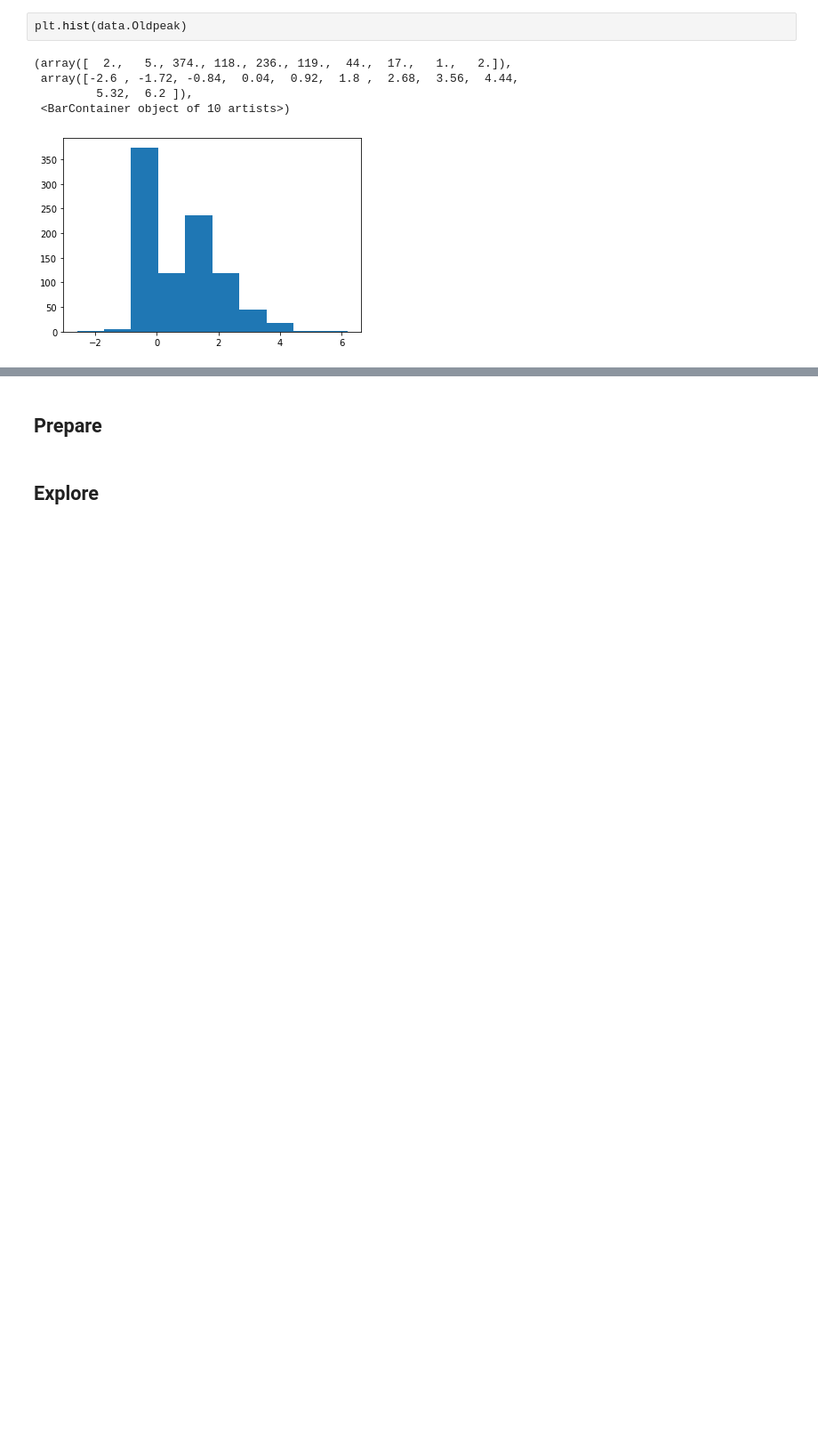
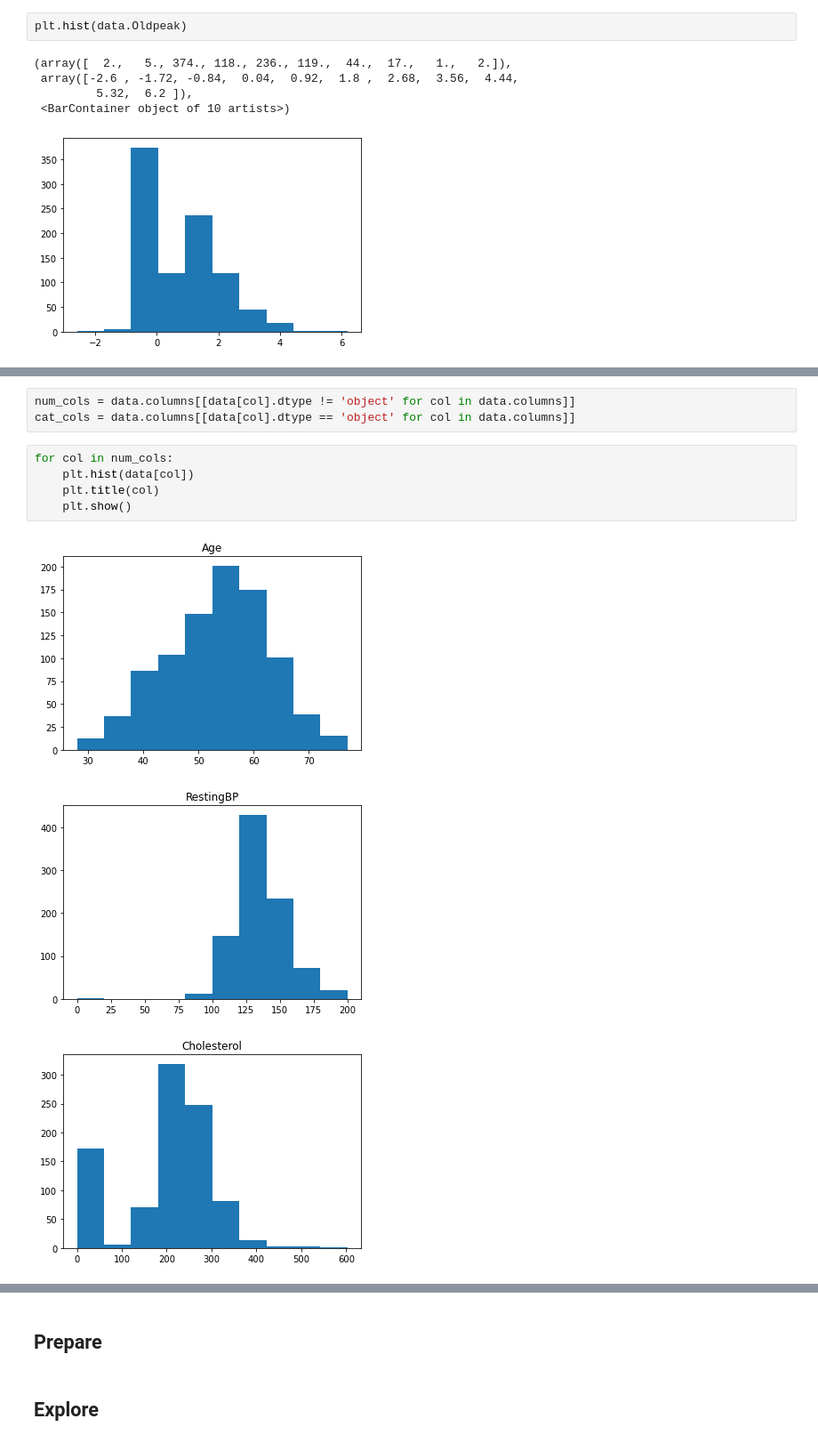
Before and after one commit to albertopuentes/small-side-projects, a Jupyter notebook: HeartDiseasePrediction.ipynb, the cells around one changed output, grey strips where cells are left out. Shown at 89% size. Drawn from its saved outputs; the diff is of its cells as text; blank space fills up the shorter version.

Commit message:
feature hist

```diff
--- a/HeartDiseasePrediction.ipynb
+++ b/HeartDiseasePrediction.ipynb
@@ -141,0 +164,12 @@ plt.hist(data.Oldpeak)
+# %%
+num_cols = data.columns[[data[col].dtype != 'object' for col in data.columns]]
+cat_cols = data.columns[[data[col].dtype == 'object' for col in data.columns]]
+# %%
+for col in num_cols:
+    plt.hist(data[col])
+    plt.title(col)
+    plt.show()
+# %% [output]
+[figure, added]
+[figure, added]
+[figure, added]
```
Also changed, not shown: parts of 6 cells of this notebook.
